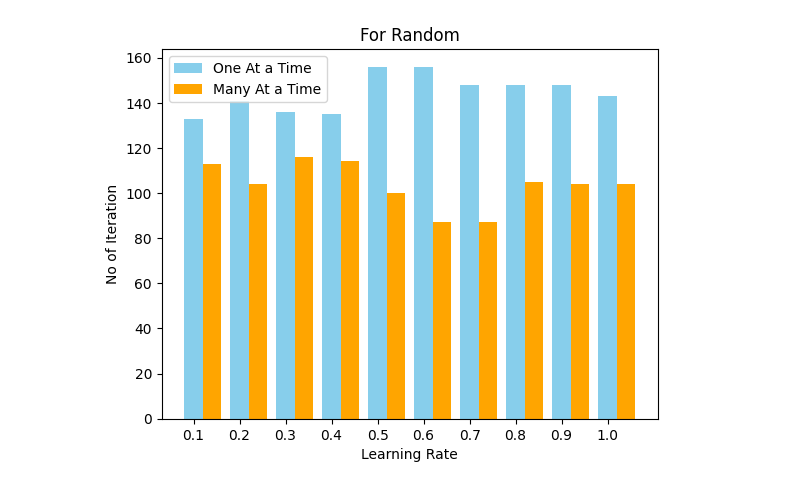
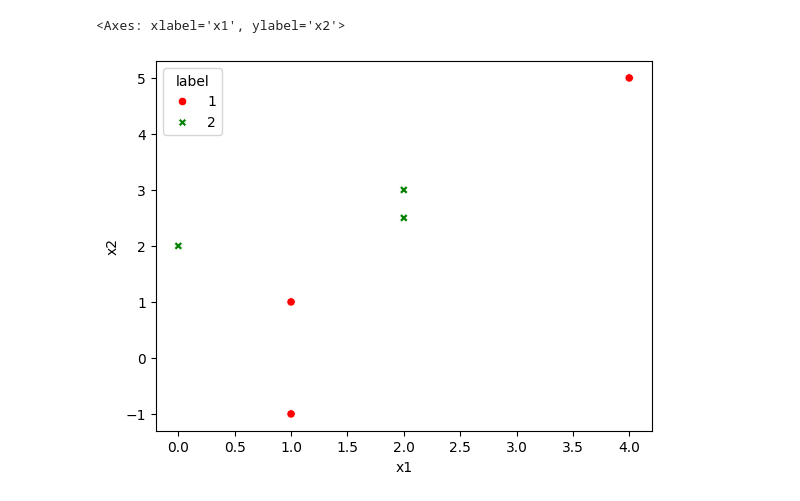
Before and after one commit to MMALI3287/PatternRecognitionLabCSE4214, a Jupyter notebook: 20200204049_4114_Assignment1.ipynb, the cells around one changed output. Drawn from its saved outputs; the diff is of its cells as text; code cells hidden in the pictures.

```diff
--- a/20200204049_4114_Assignment1.ipynb
+++ b/20200204049_4114_Assignment1.ipynb
@@ -93,12 +18,5 @@ randRes = nplist
-# %%
-barWidth = 0.04
-plt.bar(nplist[:,0],nplist[:,1],color = 'skyblue',width = barWidth,label = 'One At a Time')
-plt.bar(nplist[:,0]+barWidth,nplist[:,2],color = 'orange',width = barWidth,label = 'Many At a Time')
-plt.ylabel('No of Iteration')
-plt.xlabel('Learning Rate')
-plt.title('For Random')
-plt.legend()
-plt.xticks(nplist[:,0])
-plt.show()
-# %% [output]
-[figure, removed]
+# %%
+sns.scatterplot(data=data_frame, x='x1', y='x2', hue='label', palette=['red', 'green'], style='label')
+# %% [output]
+<Axes: xlabel='x1', ylabel='x2'>
+[figure, added]
```
Also changed, not shown: parts of 22 cells of this notebook.
